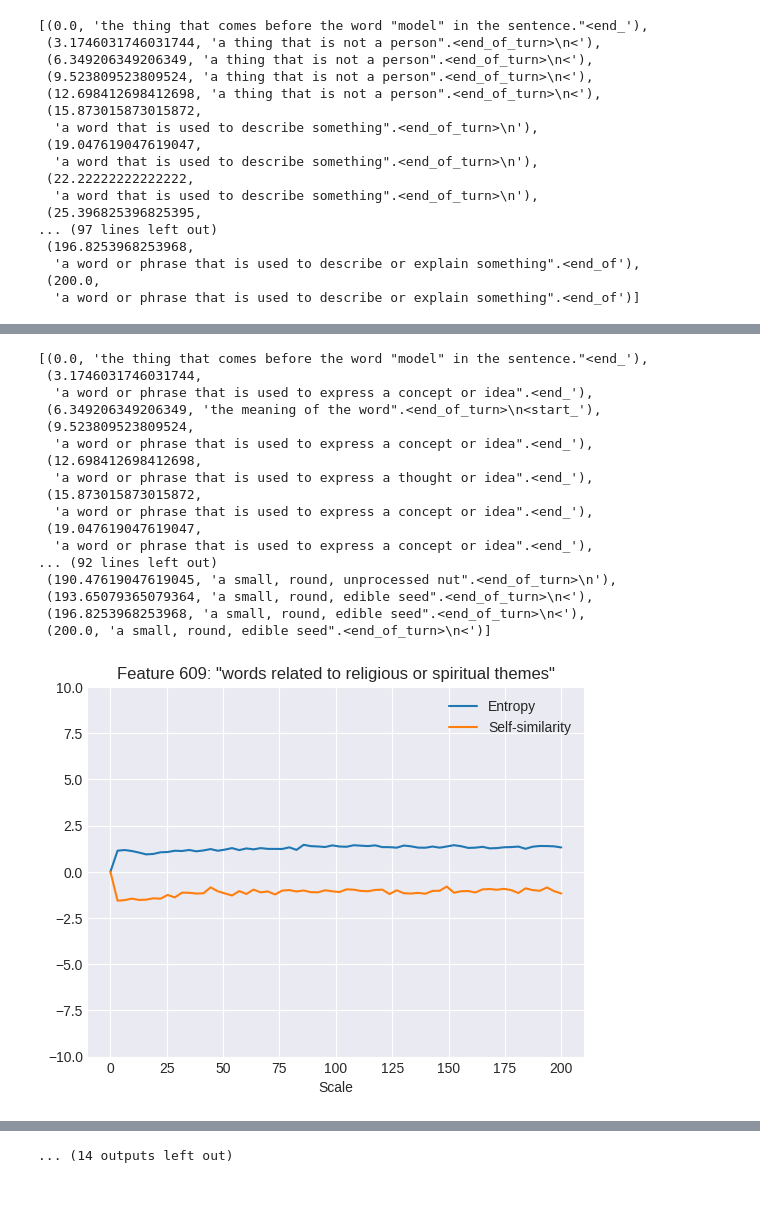
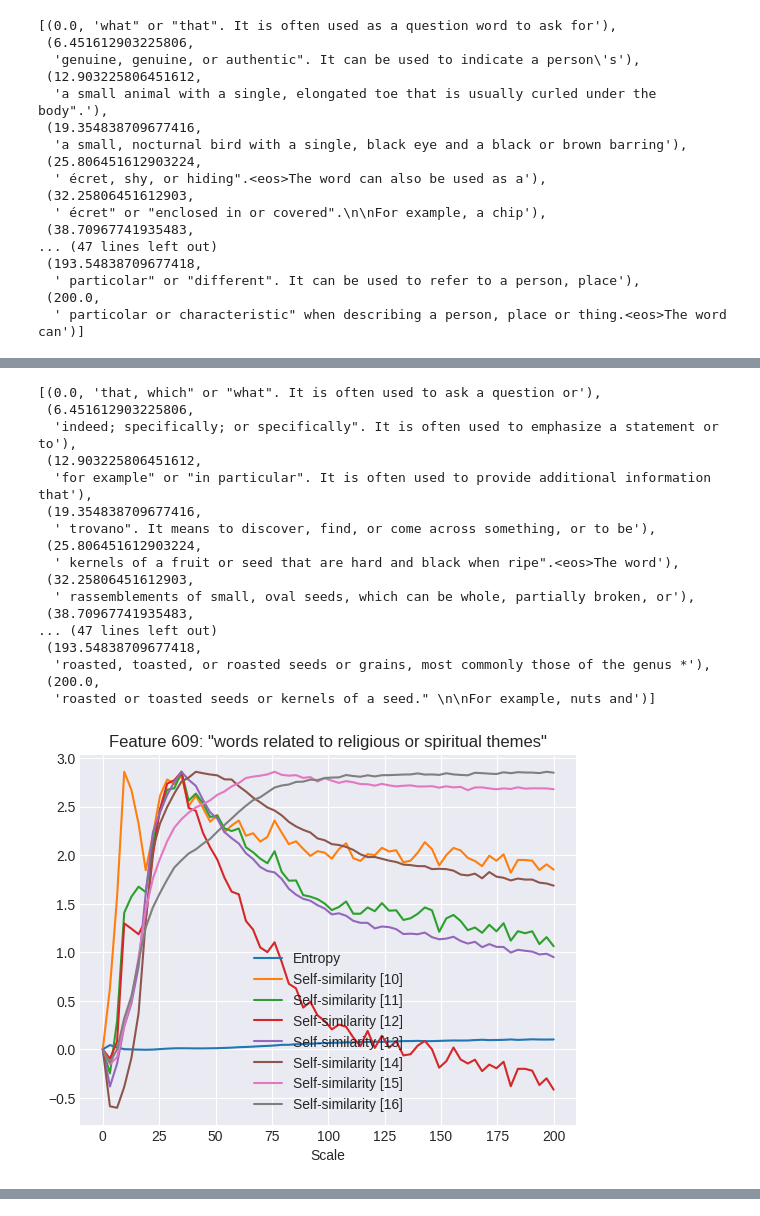
Before and after one commit to neverix/micrlhf-progress, a Jupyter notebook: sprint/gemma_comparison.ipynb, the cells around one changed output, grey strips where cells are left out. Saved outputs shown, nothing was run; the diff lists cells and outputs as text; code cells hidden in the pictures.

```diff
--- a/sprint/gemma_comparison.ipynb
+++ b/sprint/gemma_comparison.ipynb
@@ -146,15 +174,20 @@ from matplotlib import pyplot as plt
 
 
 plt.style.use("seaborn-v0_8-darkgrid")
+random.seed(9)
 for i, e in list(index_explanations.items())[300:]:
-    scales, entropy, selfsim = pick_scale(w_dec[i])
+    scales, entropy, selfsims, crossents = pick_scale(w_dec[i])
     plt.plot(scales, entropy, label=f"Entropy")
-    plt.plot(scales, selfsim * 2000, label=f"Self-similarity")
+    for l in range(10, PROBE_LAYER + 1):
+        plt.plot(scales, selfsims[l] / selfsims[l].max() * selfsims[PROBE_LAYER].max() * 100, label=f"Self-similarity [{l}]")
+    for j, c in enumerate(crossents):
+        plt.plot(scales, c, label=f"Cross-entropy ({j})")
     plt.title(f"Feature {i}: \"{e}\"")
     plt.xlabel("Scale")
-    plt.ylim(-10, 10)
+    # plt.ylim(-10, 10)
     plt.legend()
     plt.show()
+    selfsim = selfsims[PROBE_LAYER]
     scale_idx = np.argmax(selfsim[1:]) - 1
     highest = selfsim[scale_idx]
     scale = scales[scale_idx]
@@ -165,18 +198,18 @@ for i, e in list(index_explanations.items())[300:]:
 [interactive output not drawn]
-[(0.0, 'the thing that comes before the word "model" in the sentence."<end_'),
- (3.1746031746031744, 'a thing that is not a person".<end_of_turn>\n<'),
- (6.349206349206349, 'a thing that is not a person".<end_of_turn>\n<'),
- (9.523809523809524, 'a thing that is not a person".<end_of_turn>\n<'),
- (12.698412698412698, 'a thing that is not a person".<end_of_turn>\n<'),
- (15.873015873015872,
-  'a word that is used to describe something".<end_of_turn>\n'),
- (19.047619047619047,
-  'a word that is used to describe something".<end_of_turn>\n'),
- (22.22222222222222,
-  'a word that is used to describe something".<end_of_turn>\n'),
- (25.396825396825395,
-... (97 lines left out)
- (196.8253968253968,
-  'a word or phrase that is used to describe or explain something".<end_of'),
+[(0.0, 'what" or "that". It is often used as a question word to ask for'),
+ (6.451612903225806,
+  'genuine, genuine, or authentic". It can be used to indicate a person\'s'),
+ (12.903225806451612,
+  'a small animal with a single, elongated toe that is usually curled under the body".'),
+ (19.354838709677416,
+  'a small, nocturnal bird with a single, black eye and a black or brown barring'),
+ (25.806451612903224,
+  ' écret, shy, or hiding".<eos>The word can also be used as a'),
+ (32.25806451612903,
+  ' écret" or "enclosed in or covered".\n\nFor example, a chip'),
+ (38.70967741935483,
+... (47 lines left out)
+ (193.54838709677418,
+  ' particolar" or "different". It can be used to refer to a person, place'),
  (200.0,
-  'a word or phrase that is used to describe or explain something".<end_of')]
+  ' particolar or characteristic" when describing a person, place or thing.<eos>The word can')]
@@ -184,20 +217,20 @@ for i, e in list(index_explanations.items())[300:]:
 [interactive output not drawn]
-[(0.0, 'the thing that comes before the word "model" in the sentence."<end_'),
- (3.1746031746031744,
-  'a word or phrase that is used to express a concept or idea".<end_'),
- (6.349206349206349, 'the meaning of the word".<end_of_turn>\n<start_'),
- (9.523809523809524,
-  'a word or phrase that is used to express a concept or idea".<end_'),
- (12.698412698412698,
-  'a word or phrase that is used to express a thought or idea".<end_'),
- (15.873015873015872,
-  'a word or phrase that is used to express a concept or idea".<end_'),
- (19.047619047619047,
-  'a word or phrase that is used to express a concept or idea".<end_'),
-... (92 lines left out)
- (190.47619047619045, 'a small, round, unprocessed nut".<end_of_turn>\n'),
- (193.65079365079364, 'a small, round, edible seed".<end_of_turn>\n<'),
- (196.8253968253968, 'a small, round, edible seed".<end_of_turn>\n<'),
- (200.0, 'a small, round, edible seed".<end_of_turn>\n<')]
+[(0.0, 'that, which" or "what". It is often used to ask a question or'),
+ (6.451612903225806,
+  'indeed; specifically; or specifically". It is often used to emphasize a statement or to'),
+ (12.903225806451612,
+  'for example" or "in particular". It is often used to provide additional information that'),
+ (19.354838709677416,
+  ' trovano". It means to discover, find, or come across something, or to be'),
+ (25.806451612903224,
+  ' kernels of a fruit or seed that are hard and black when ripe".<eos>The word'),
+ (32.25806451612903,
+  ' rassemblements of small, oval seeds, which can be whole, partially broken, or'),
+ (38.70967741935483,
+... (47 lines left out)
+ (193.54838709677418,
+  'roasted, toasted, or roasted seeds or grains, most commonly those of the genus *'),
+ (200.0,
+  'roasted or toasted seeds or kernels of a seed." \n\nFor example, nuts and')]
-[figure, old version]
+[figure, new version]
 [interactive output not drawn]
@@ -240 +255,0 @@ for i, e in list(index_explanations.items())[300:]:
-... (14 outputs left out)
```
Also changed, not shown: parts of 3 cells of this notebook, 2 other files.
